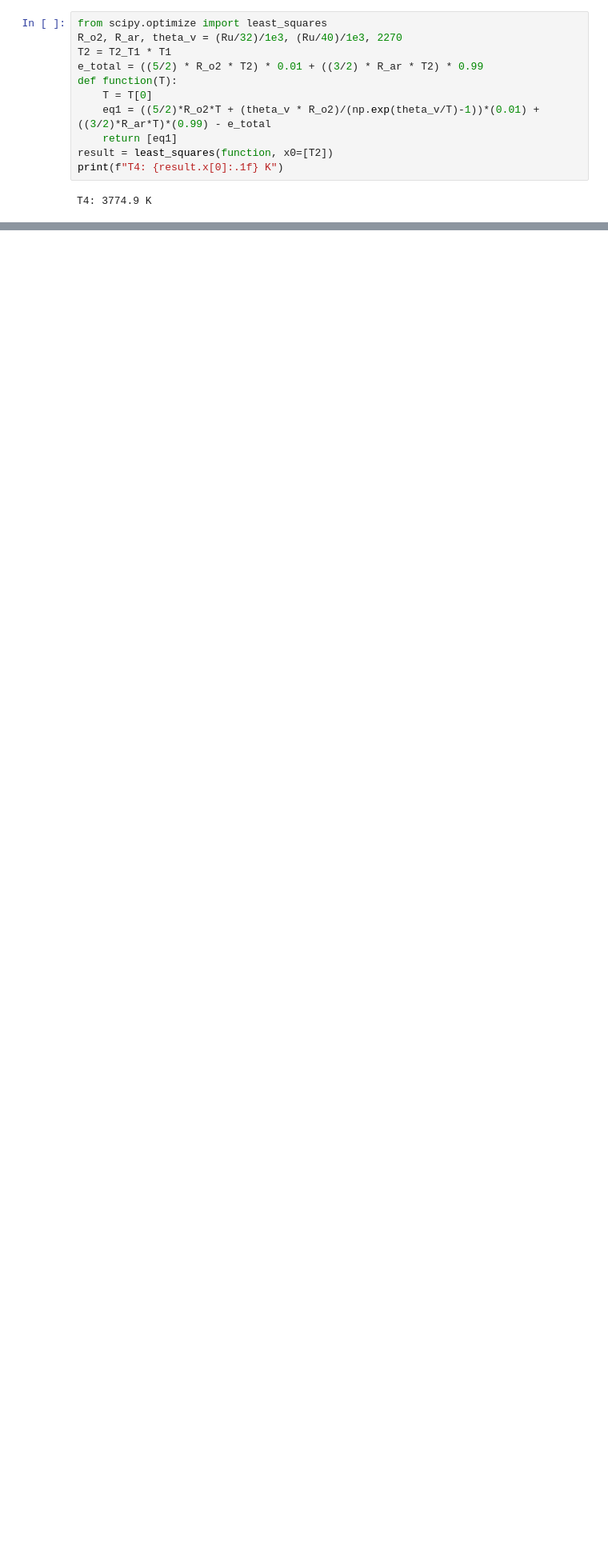
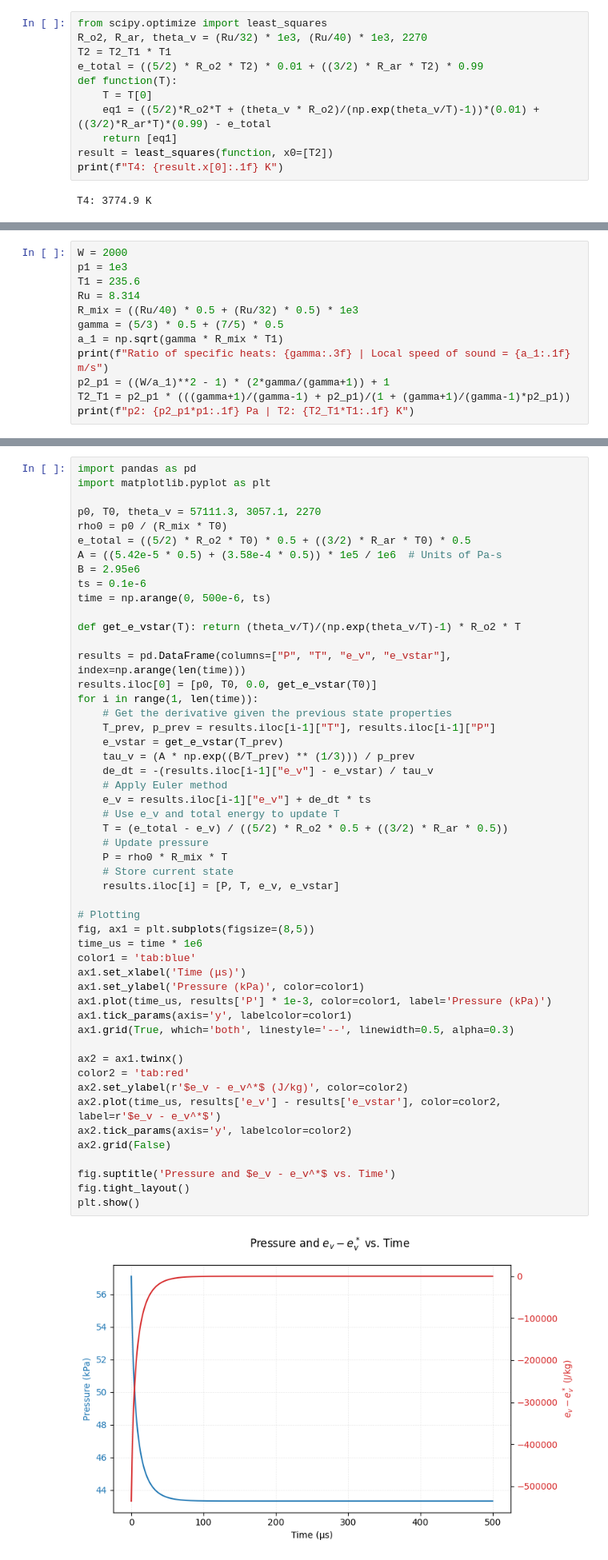
Before and after one commit to JayChen35/sugs, a Jupyter notebook: 520_comp_flow/hw_2.ipynb, the cells around one changed output, grey strips where cells are left out. Shown at 80% size. Drawn from its saved outputs; the diff is of its cells as text; blank space fills up the shorter version.

```diff
--- a/520_comp_flow/hw_2.ipynb
+++ b/520_comp_flow/hw_2.ipynb
@@ -80,7 +80,7 @@ $$
 We know the characteristic vibrational temperature $\Theta_v$ for oxygen from lecture is 2270 K. Solving for $T_4$ numerically, since an analytical solution is difficult to express:
 # %%
 from scipy.optimize import least_squares
-R_o2, R_ar, theta_v = (Ru/32)/1e3, (Ru/40)/1e3, 2270
+R_o2, R_ar, theta_v = (Ru/32) * 1e3, (Ru/40) * 1e3, 2270
 T2 = T2_T1 * T1
 e_total = ((5/2) * R_o2 * T2) * 0.01 + ((3/2) * R_ar * T2) * 0.99
 def function(T):
@@ -110,0 +123,12 @@ The answer changes significantly for a 50/50 mixture of oxygen and argon because
+# %%
+W = 2000
+p1 = 1e3
+T1 = 235.6
+Ru = 8.314
+R_mix = ((Ru/40) * 0.5 + (Ru/32) * 0.5) * 1e3
+gamma = (5/3) * 0.5 + (7/5) * 0.5
+a_1 = np.sqrt(gamma * R_mix * T1)
+print(f"Ratio of specific heats: {gamma:.3f} | Local speed of sound = {a_1:.1f} m/s")
+p2_p1 = ((W/a_1)**2 - 1) * (2*gamma/(gamma+1)) + 1
+T2_T1 = p2_p1 * (((gamma+1)/(gamma-1) + p2_p1)/(1 + (gamma+1)/(gamma-1)*p2_p1))
+print(f"p2: {p2_p1*p1:.1f} Pa | T2: {T2_T1*T1:.1f} K")
@@ -110,0 +159,53 @@ The answer changes significantly for a 50/50 mixture of oxygen and argon because
+# %%
+import pandas as pd
+import matplotlib.pyplot as plt
+
+p0, T0, theta_v = 57111.3, 3057.1, 2270
+rho0 = p0 / (R_mix * T0)
+e_total = ((5/2) * R_o2 * T0) * 0.5 + ((3/2) * R_ar * T0) * 0.5
+A = ((5.42e-5 * 0.5) + (3.58e-4 * 0.5)) * 1e5 / 1e6  # Units of Pa-s
+B = 2.95e6
+ts = 0.1e-6
+time = np.arange(0, 500e-6, ts)
+
+def get_e_vstar(T): return (theta_v/T)/(np.exp(theta_v/T)-1) * R_o2 * T
+
+results = pd.DataFrame(columns=["P", "T", "e_v", "e_vstar"], index=np.arange(len(time)))
+results.iloc[0] = [p0, T0, 0.0, get_e_vstar(T0)]
+for i in range(1, len(time)):
+    # Get the derivative given the previous state properties
+    T_prev, p_prev = results.iloc[i-1]["T"], results.iloc[i-1]["P"]
+    e_vstar = get_e_vstar(T_prev)
+    tau_v = (A * np.exp((B/T_prev) ** (1/3))) / p_prev
+    de_dt = -(results.iloc[i-1]["e_v"] - e_vstar) / tau_v
+    # Apply Euler method
+    e_v = results.iloc[i-1]["e_v"] + de_dt * ts
+    # Use e_v and total energy to update T
+    T = (e_total - e_v) / ((5/2) * R_o2 * 0.5 + ((3/2) * R_ar * 0.5))
+    # Update pressure
+    P = rho0 * R_mix * T
+    # Store current state
+    results.iloc[i] = [P, T, e_v, e_vstar]
+
+# Plotting
+fig, ax1 = plt.subplots(figsize=(8,5))
+time_us = time * 1e6
+color1 = 'tab:blue'
+ax1.set_xlabel('Time (μs)')
+ax1.set_ylabel('Pressure (kPa)', color=color1)
+ax1.plot(time_us, results['P'] * 1e-3, color=color1, label='Pressure (kPa)')
+ax1.tick_params(axis='y', labelcolor=color1)
+ax1.grid(True, which='both', linestyle='--', linewidth=0.5, alpha=0.3)
+
+ax2 = ax1.twinx()
+color2 = 'tab:red'
+ax2.set_ylabel(r'$e_v - e_v^*$ (J/kg)', color=color2)
+ax2.plot(time_us, results['e_v'] - results['e_vstar'], color=color2, label=r'$e_v - e_v^*$')
+ax2.tick_params(axis='y', labelcolor=color2)
+ax2.grid(False)
+
+fig.suptitle('Pressure and $e_v - e_v^*$ vs. Time')
+fig.tight_layout()
+plt.show()
+# %% [output]
+[figure, added]
```
Also changed, not shown: parts of 12 cells of this notebook.
